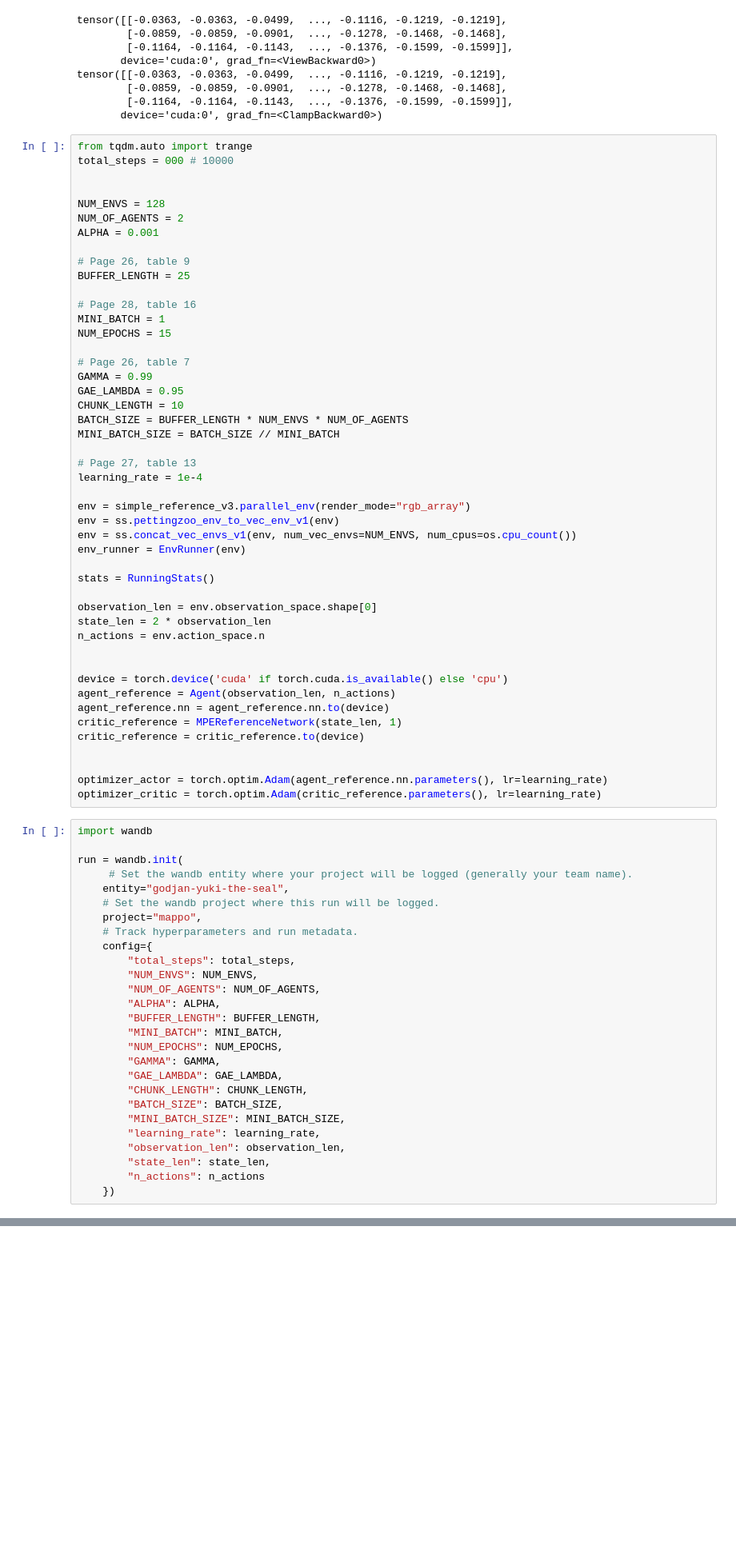
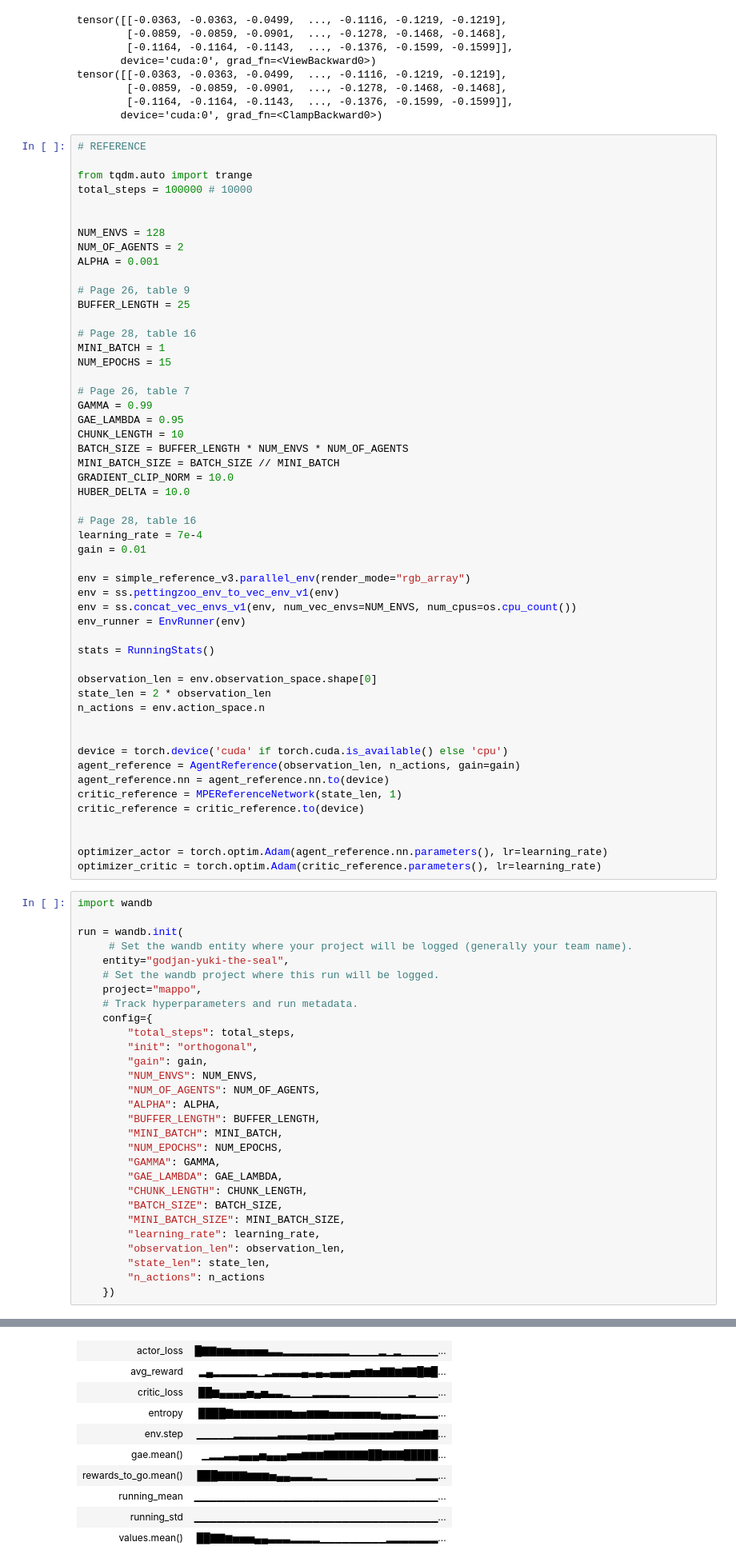
Before and after one commit to g0djan/mappo, a Jupyter notebook: eeml.ipynb, the cells around one changed output, grey strips where cells are left out. Shown at 80% size. Cells and saved outputs as stored; diff of their text form; blank space fills up the shorter version.

```diff
--- a/eeml.ipynb
+++ b/eeml.ipynb
@@ -404,8 +414,10 @@ tensor([[-0.0363, -0.0363, -0.0499,  ..., -0.1116, -0.1219, -0.1219],
         [-0.1164, -0.1164, -0.1143,  ..., -0.1376, -0.1599, -0.1599]],
        device='cuda:0', grad_fn=<ClampBackward0>)
 # %%
+# REFERENCE
+
 from tqdm.auto import trange
-total_steps = 000 # 10000
+total_steps = 100000 # 10000
 
 
 NUM_ENVS = 128
@@ -425,9 +437,12 @@ GAE_LAMBDA = 0.95
 CHUNK_LENGTH = 10
 BATCH_SIZE = BUFFER_LENGTH * NUM_ENVS * NUM_OF_AGENTS
 MINI_BATCH_SIZE = BATCH_SIZE // MINI_BATCH
+GRADIENT_CLIP_NORM = 10.0
+HUBER_DELTA = 10.0
 
-# Page 27, table 13
-learning_rate = 1e-4
+# Page 28, table 16
+learning_rate = 7e-4
+gain = 0.01
 
 env = simple_reference_v3.parallel_env(render_mode="rgb_array")
 env = ss.pettingzoo_env_to_vec_env_v1(env)
@@ -442,7 +457,7 @@ n_actions = env.action_space.n
 
 
 device = torch.device('cuda' if torch.cuda.is_available() else 'cpu')
-agent_reference = Agent(observation_len, n_actions)
+agent_reference = AgentReference(observation_len, n_actions, gain=gain)
 agent_reference.nn = agent_reference.nn.to(device)
 critic_reference = MPEReferenceNetwork(state_len, 1)
 critic_reference = critic_reference.to(device)
@@ -461,6 +476,8 @@ run = wandb.init(
     # Track hyperparameters and run metadata.
     config={
         "total_steps": total_steps,
+        "init": "orthogonal",
+        "gain": gain,
         "NUM_ENVS": NUM_ENVS,
         "NUM_OF_AGENTS": NUM_OF_AGENTS,
         "ALPHA": ALPHA,
@@ -482,0 +501,10 @@ Tracking run with wandb version 0.24.0
+| actor_loss | █▇▇▆▆▅▅▅▅▅▃▃▂▂▂▂▂▂▂▂▂▁▁▁▁▂▁▂▁▁▁▁▁... |
+| avg_reward | ▂▄▂▂▂▂▂▂▁▂▃▃▃▃▄▃▄▃▄▄▄▅▅▆▅▇▇▆▇▇█▇█... |
+| critic_loss | ██▆▄▄▄▄▅▄▅▃▃▂▁▁▁▂▂▂▂▂▁▁▁▁▁▁▁▁▂▁▁▁... |
+| entropy | ████▇▆▆▆▆▆▆▆▆▅▅▆▆▆▅▅▅▅▅▅▅▄▄▄▃▃▂▂▂... |
+| env.step | ▁▁▁▁▁▂▂▂▂▂▂▃▃▃▃▄▄▄▄▅▅▅▅▅▅▅▅▆▆▆▆▇▇... |
+| gae.mean() | ▁▂▂▃▃▄▄▄▅▄▄▄▅▅▆▆▆▇▇▇▇▇▇██▇▇▇█████... |
+| rewards_to_go.mean() | ███▇▇▇▇▆▆▆▅▄▄▃▃▃▂▂▁▁▁▁▁▁▁▁▁▁▁▁▂▂▂... |
+| running_mean | ▁▁▁▁▁▁▁▁▁▁▁▁▁▁▁▁▁▁▁▁▁▁▁▁▁▁▁▁▁▁▁▁▁... |
+| running_std | ▁▁▁▁▁▁▁▁▁▁▁▁▁▁▁▁▁▁▁▁▁▁▁▁▁▁▁▁▁▁▁▁▁... |
+| values.mean() | ██▇▇▆▅▅▅▄▄▃▃▃▂▂▂▂▁▁▁▁▁▁▁▁▁▂▂▂▂▂▂▂... |
```
Also changed, not shown: parts of 8 cells of this notebook.
